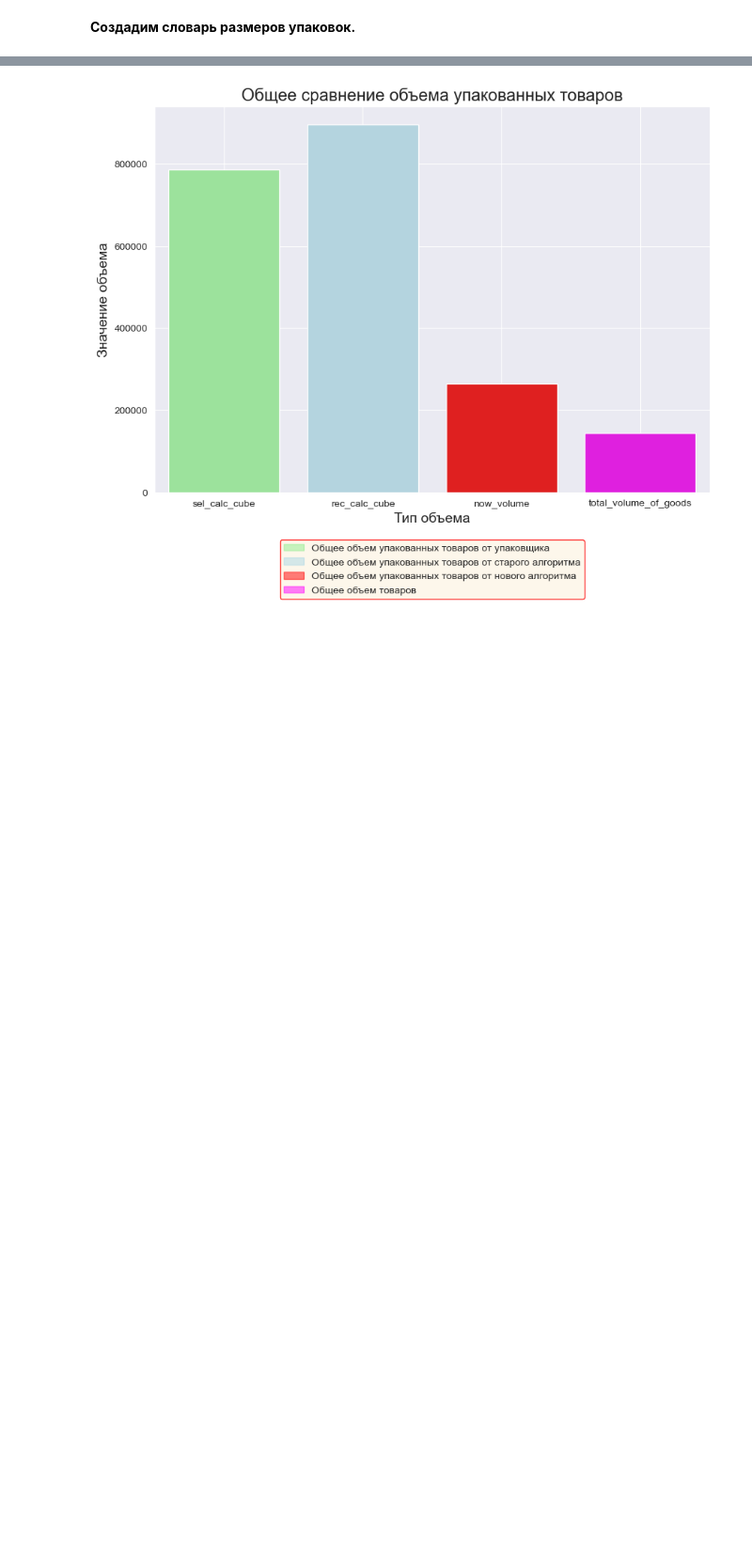
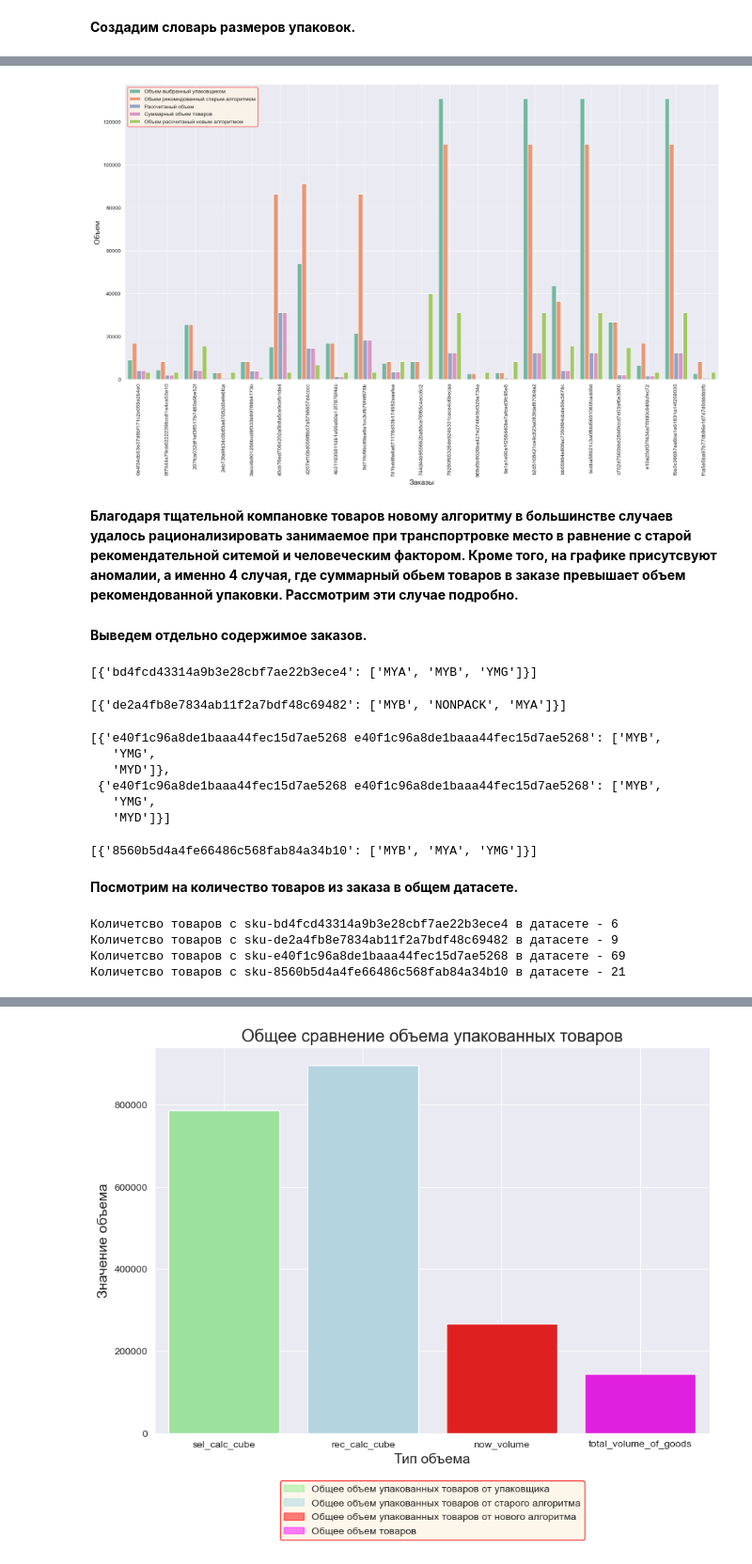
Before and after one commit to uladzislau21/YM_hackathon_Jun2023, a Jupyter notebook: yandex_hackathon_result_by_ds_team_4.ipynb, the cells around one changed output, grey strips where cells are left out. Shown: that part at 94% size. Cells and saved outputs as stored; diff of their text form; code cells hidden in the pictures; blank space fills up the shorter version.

```diff
--- a/yandex_hackathon_result_by_ds_team_4.ipynb
+++ b/yandex_hackathon_result_by_ds_team_4.ipynb
@@ -576 +550,60 @@ plt.legend(edgecolor = 'r',
+# %%
+df_for_bar = pd.melt(for_analysis_by_order, id_vars=['orderkey'], value_vars=['sel_calc_cube', 'rec_calc_cube',
+                                                                           'pack_volume', 'total_volume_of_goods',
+                                                                           'now_volume'])
+df_for_bar['variable'] = df_for_bar['variable'].replace({'sel_calc_cube': 'Объем выбранный упаковщиком',
+                                                                     'rec_calc_cube': 'Обьем рекомндованный старым алгоритмом',
+                                                                     'pack_volume': 'Рассчитаный объем',
+                                                                     'total_volume_of_goods': 'Суммарный объем товаров',
+                                                                     'now_volume': 'Объем рассчитаный новым алгоритмом'})
+# %%
+plt.figure(figsize=(20, 10))
+sns.barplot(data=df_for_bar,
+            x=df_for_bar.orderkey,
+            y=df_for_bar.value,
+            hue = 'variable',
+            palette='Set2')
+plt.ylabel('Объем', fontsize=14)
+plt.xlabel('Заказы', fontsize=14)
+plt.xticks(rotation=90)
+plt.grid(True)
+plt.legend(edgecolor = 'r',
+           facecolor = 'oldlace');
+# %% [output]
+[figure, added]
+# %% [markdown]
+**Благодаря тщательной компановке товаров новому алгоритму в большинстве случаев удалось рационализировать занимаемое при транспортровке место в равнение с старой рекомендательной ситемой и человеческим фактором. Кроме того, на графике присутсвуют аномалии, а именно 4 случая, где суммарный обьем товаров в заказе превышает объем рекомендованной упаковки. Рассмотрим эти случае подробно.**
+# %% [markdown]
+**Выведем отдельно содержимое заказов.**
+# %%
+dct_wth_orders['3acc4b901256bcd9f333b6978864773b']
+# %% [output]
+[{'bd4fcd43314a9b3e28cbf7ae22b3ece4': ['MYA', 'MYB', 'YMG']}]
+# %%
+dct_wth_orders['40cb76ed7064202a5b8a5ce9cbfb1de4']
+# %% [output]
+[{'de2a4fb8e7834ab11f2a7bdf48c69482': ['MYB', 'NONPACK', 'MYA']}]
+# %%
+dct_wth_orders['4207ef10bd059f8b57a5796657d4cccc']
+# %% [output]
+[{'e40f1c96a8de1baaa44fec15d7ae5268 e40f1c96a8de1baaa44fec15d7ae5268': ['MYB',
+   'YMG',
+   'MYD']},
+ {'e40f1c96a8de1baaa44fec15d7ae5268 e40f1c96a8de1baaa44fec15d7ae5268': ['MYB',
+   'YMG',
+   'MYD']}]
+# %%
+dct_wth_orders['5d71fcf9bc99aa8a1cc3cfb76f4f678b']
+# %% [output]
+[{'8560b5d4a4fe66486c568fab84a34b10': ['MYB', 'MYA', 'YMG']}]
+# %% [markdown]
+**Посмотрим на количество товаров из заказа в общем датасете.**
+# %%
+for sku in ['bd4fcd43314a9b3e28cbf7ae22b3ece4', 'de2a4fb8e7834ab11f2a7bdf48c69482', 'e40f1c96a8de1baaa44fec15d7ae5268', '8560b5d4a4fe66486c568fab84a34b10']:
+    print(f'Количетсво товаров с sku-{sku} в датасете -', len(df_data.query('sku == @sku')))
+# %% [output]
+Количетсво товаров с sku-bd4fcd43314a9b3e28cbf7ae22b3ece4 в датасете - 6
+Количетсво товаров с sku-de2a4fb8e7834ab11f2a7bdf48c69482 в датасете - 9
+Количетсво товаров с sku-e40f1c96a8de1baaa44fec15d7ae5268 в датасете - 69
+Количетсво товаров с sku-8560b5d4a4fe66486c568fab84a34b10 в датасете - 21
 # %% [markdown]
```
Also changed, not shown: parts of 21 cells of this notebook.
